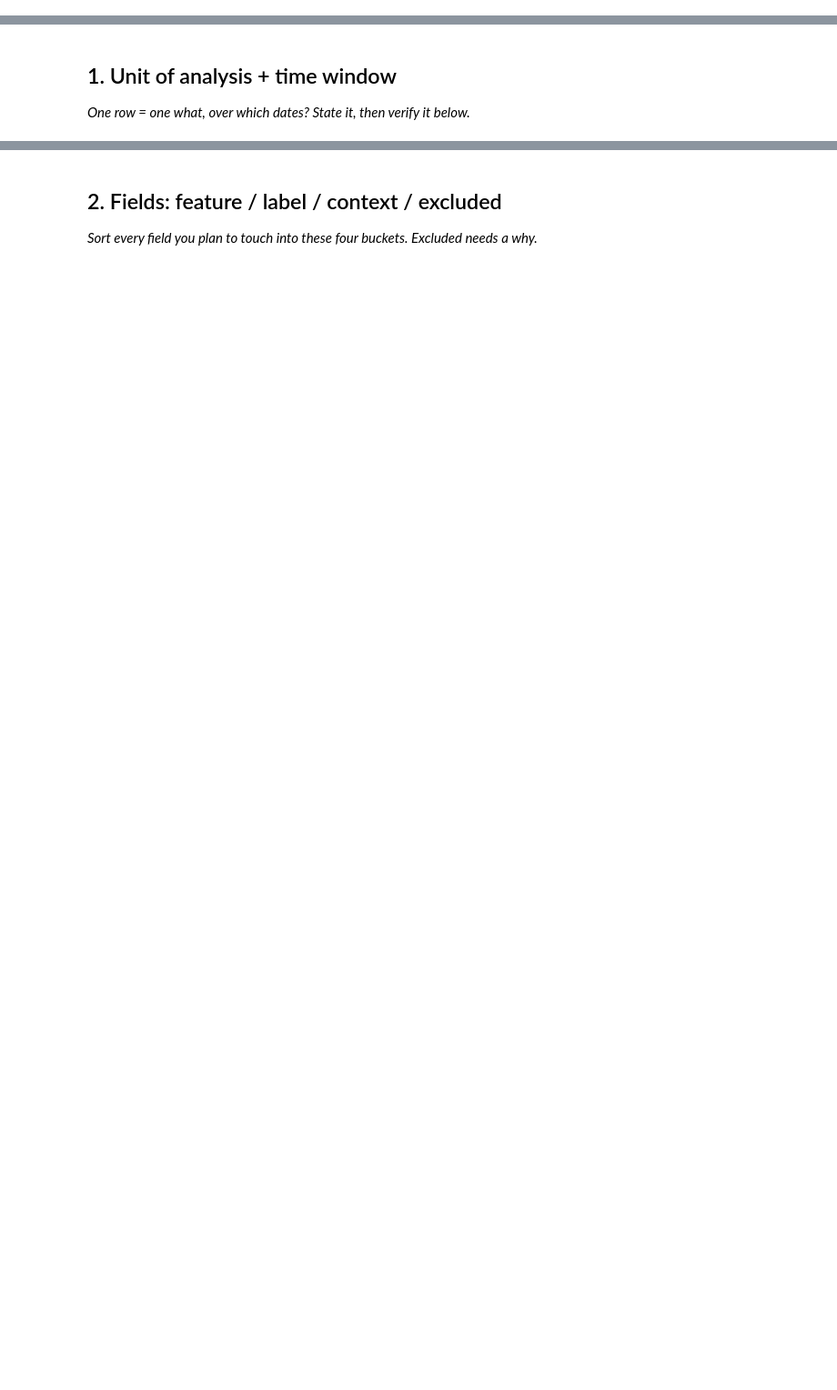
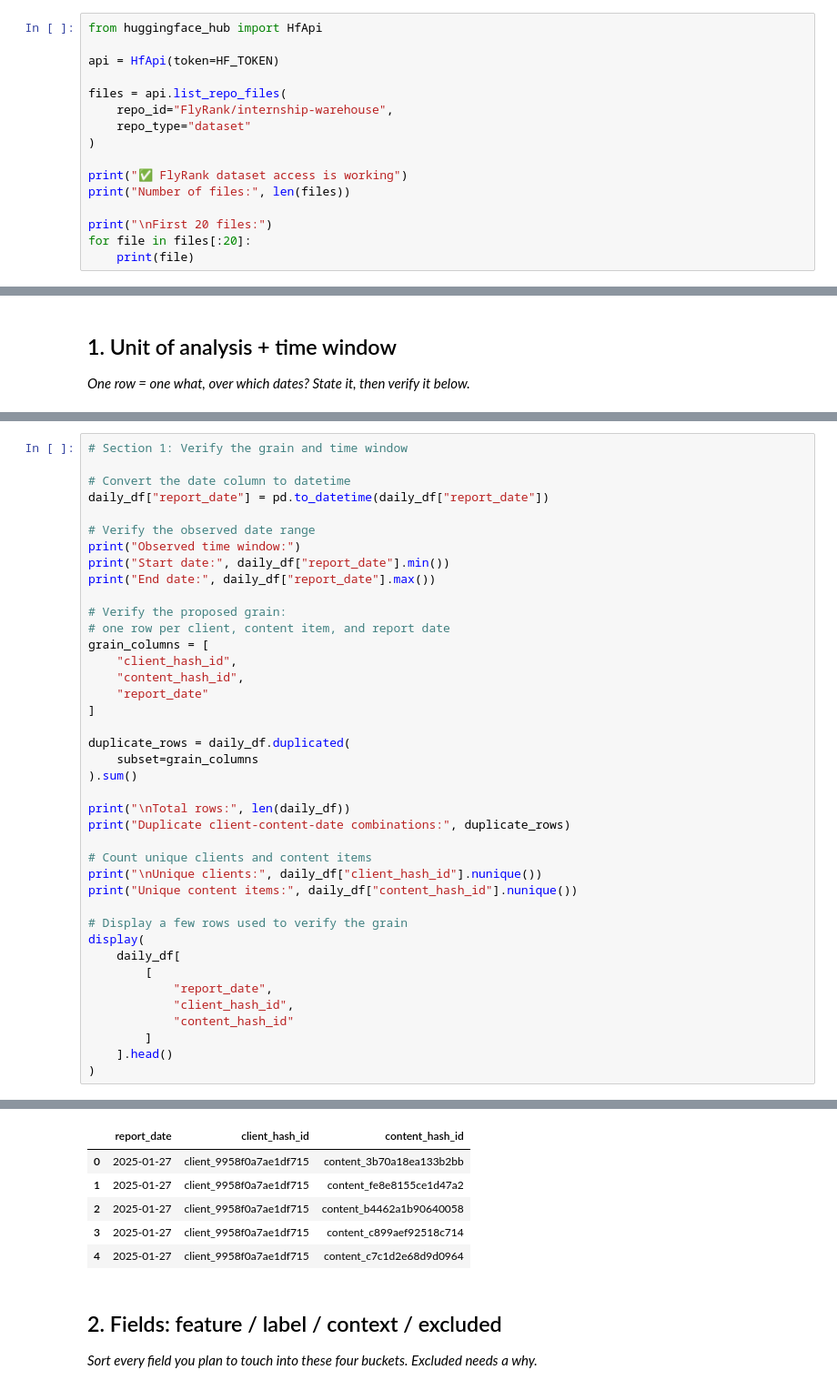
Before and after one commit to krihna7/flyrank-ML-internship, a Jupyter notebook: work/notebooks/w03_data_contract.ipynb, the cells around one changed output, grey strips where cells are left out. Shown at 91% size. Drawn from its saved outputs; the diff is of its cells as text; blank space fills up the shorter version.

```diff
--- a/work/notebooks/w03_data_contract.ipynb
+++ b/work/notebooks/w03_data_contract.ipynb
@@ -8,0 +25,16 @@ This skeleton is yours to fill. Work the sections **in order** — each one has
+# %%
+from huggingface_hub import HfApi
+
+api = HfApi(token=HF_TOKEN)
+
+files = api.list_repo_files(
+    repo_id="FlyRank/internship-warehouse",
+    repo_type="dataset"
+)
+
+print("✅ FlyRank dataset access is working")
+print("Number of files:", len(files))
+
+print("\nFirst 20 files:")
+for file in files[:20]:
+    print(file)
@@ -15,0 +154,41 @@ This skeleton is yours to fill. Work the sections **in order** — each one has
+# %%
+# Section 1: Verify the grain and time window
+
+# Convert the date column to datetime
+daily_df["report_date"] = pd.to_datetime(daily_df["report_date"])
+
+# Verify the observed date range
+print("Observed time window:")
+print("Start date:", daily_df["report_date"].min())
+print("End date:", daily_df["report_date"].max())
+
+# Verify the proposed grain:
+# one row per client, content item, and report date
+grain_columns = [
+    "client_hash_id",
+    "content_hash_id",
+    "report_date"
+]
+
+duplicate_rows = daily_df.duplicated(
+    subset=grain_columns
+).sum()
+
+print("\nTotal rows:", len(daily_df))
+print("Duplicate client-content-date combinations:", duplicate_rows)
+
+# Count unique clients and content items
+print("\nUnique clients:", daily_df["client_hash_id"].nunique())
+print("Unique content items:", daily_df["content_hash_id"].nunique())
+
+# Display a few rows used to verify the grain
+display(
+    daily_df[
+        [
+            "report_date",
+            "client_hash_id",
+            "content_hash_id"
+        ]
+    ].head()
+)
+# %% [output]
@@ -16,3 +204,9 @@ This skeleton is yours to fill. Work the sections **in order** — each one has
+|  | report_date | client_hash_id | content_hash_id |
+| 0 | 2025-01-27 | client_9958f0a7ae1df715 | content_3b70a18ea133b2bb |
+| 1 | 2025-01-27 | client_9958f0a7ae1df715 | content_fe8e8155ce1d47a2 |
+| 2 | 2025-01-27 | client_9958f0a7ae1df715 | content_b4462a1b90640058 |
+| 3 | 2025-01-27 | client_9958f0a7ae1df715 | content_c899aef92518c714 |
+| 4 | 2025-01-27 | client_9958f0a7ae1df715 | content_c7c1d2e68d9d0964 |
 # %% [markdown]
 ## 2. Fields: feature / label / context / excluded
 
```
Also changed, not shown: parts of 16 cells of this notebook.
